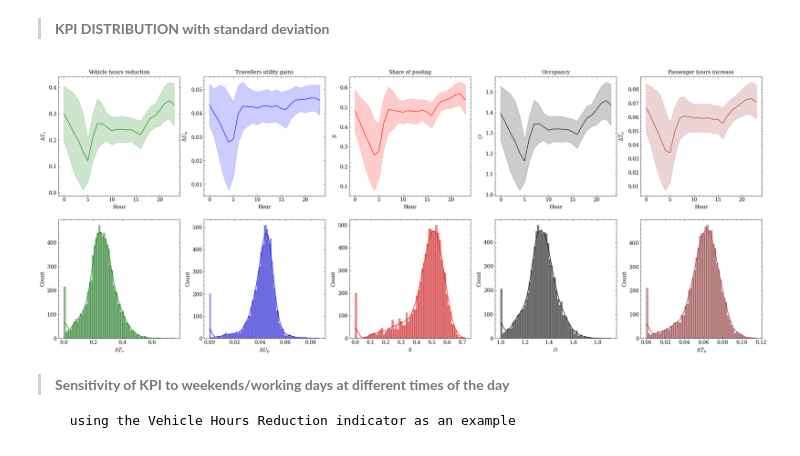
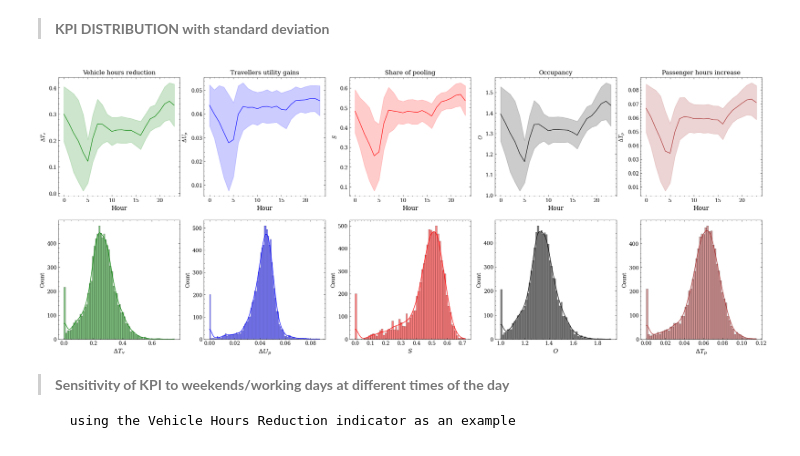
Before and after one commit to OlhaShulikaUJ/ExMAS-plotting, a Jupyter notebook: NYC KPI DA.ipynb, the cells around one changed output. Saved outputs shown, nothing was run; the diff lists cells and outputs as text; code cells hidden in the pictures.

```diff
--- a/NYC KPI DA.ipynb
+++ b/NYC KPI DA.ipynb
@@ -112,84 +112,84 @@ ax=ax1
 for d in df.shared_discount.unique():
     to_plot = df
     sns.lineplot(data = to_plot, x = df.Start_time.dt.hour, y = 'del_VehHourTrav', ax = ax, color='green', errorbar ='sd')
-ax1.set_xlabel('Hour')
+ax1.set_xlabel('Hour', fontsize=12)
 ax1.set_ylabel("$\Delta T_v$")
-ax1.set_title("Vehicle hours reduction", fontsize=10)
+ax1.set_title("Vehicle hours reduction", fontsize=12)
 
 ax=ax2
 for d in df.shared_discount.unique():
     to_plot = df
     sns.lineplot(data = to_plot, x = df.Start_time.dt.hour, y = 'del_PassUtility', ax = ax, color='blue', errorbar ='sd')
-ax2.set_xlabel('Hour')
+ax2.set_xlabel('Hour', fontsize=12)
 ax2.set_ylabel("$\Delta U_p$")
-ax2.set_title("Travellers utility gains", fontsize=10)
+ax2.set_title("Travellers utility gains", fontsize=12)
 
 ax=ax3
 for d in df.shared_discount.unique():
     to_plot = df
     sns.lineplot(data = to_plot, x = df.Start_time.dt.hour, y = 'shared_ratio', ax = ax, color='red', errorbar ='sd')
-ax3.set_xlabel('Hour')
+ax3.set_xlabel('Hour', fontsize=12)
 ax3.set_ylabel("$S$")
-ax3.set_title("Share of pooling", fontsize=10)
+ax3.set_title("Share of pooling", fontsize=12)
 
 ax=ax4
 for d in df.shared_discount.unique():
     to_plot = df
     sns.lineplot(data = to_plot, x = df.Start_time.dt.hour, y = 'Occupancy', ax = ax, color='black', errorbar ='sd')
-ax4.set_xlabel('Hour')
+ax4.set_xlabel('Hour', fontsize=12)
 ax4.set_ylabel("$O$")
-ax4.set_title("Occupancy", fontsize=10)
+ax4.set_title("Occupancy", fontsize=12)
 
 ax=ax5
 for d in df.shared_discount.unique():
     to_plot = df
     sns.lineplot(data = to_plot, x = df.Start_time.dt.hour, y = 'del_PassHourTrav', ax = ax, color='brown', errorbar ='sd')
-ax5.set_xlabel('Hour')
+ax5.set_xlabel('Hour', fontsize=12)
 ax5.set_ylabel("$\Delta T_p$")
-ax5.set_title("Passenger hours increase", fontsize=10)
+ax5.set_title("Passenger hours increase", fontsize=12)
 
 ax=ax6 # with kernel density estimation
 for d in df.shared_discount.unique():
     to_plot = df
 sns.histplot(data = to_plot, x = 'del_VehHourTrav', kde=True, color='green', ax=ax)
 to_plot.Start_time.dt.dayofweek.unique()
-ax6.set_xlabel("$\Delta T_v$")
+ax6.set_xlabel("$\Delta T_v$", fontsize=12)
 
 ax=ax7 # with kernel density estimation
 for d in df.shared_discount.unique():
     to_plot = df
 sns.histplot(data = to_plot, x = 'del_PassUtility', kde=True, color='blue', ax=ax)
 to_plot.Start_time.dt.dayofweek.unique()
-ax7.set_xlabel("$\Delta U_p$")
+ax7.set_xlabel("$\Delta U_p$", fontsize=12)
 
 ax=ax8 # with kernel density estimation
 for d in df.shared_discount.unique():
     to_plot = df
 sns.histplot(data = to_plot, x = 'shared_ratio', kde=True, color='red', ax=ax)
 to_plot.Start_time.dt.dayofweek.unique()
-ax8.set_xlabel("$S$")
+ax8.set_xlabel("$S$", fontsize=12)
 
 ax=ax9 # with kernel density estimation
 for d in df.shared_discount.unique():
     to_plot = df
 sns.histplot(data = to_plot, x = 'Occupancy', kde=True, color='black', ax=ax)
 to_plot.Start_time.dt.dayofweek.unique()
-ax9.set_xlabel("$O$")
+ax9.set_xlabel("$O$", fontsize=12)
 
 ax=ax10 # with kernel density estimation
 for d in df.shared_discount.unique():
     to_plot = df
 sns.histplot(data = to_plot, x = 'del_PassHourTrav', kde=True, color='brown', ax=ax)
 to_plot.Start_time.dt.dayofweek.unique()
-ax10.set_xlabel("$\Delta T_p$")
+ax10.set_xlabel("$\Delta T_p$", fontsize=12)
 plt.subplots_adjust(left=0.125,
                     bottom=0.1,
                     right=1.2,
                     top=0.9,
                     wspace=0.2,
                     hspace=0.2)
 # %% [output]
-[figure, old version]
+[figure, new version]
 # %% [markdown]
 > **Sensitivity of KPI to weekends/working days at different times of the day**
 
```
Also changed, not shown: parts of 4 cells of this notebook.
